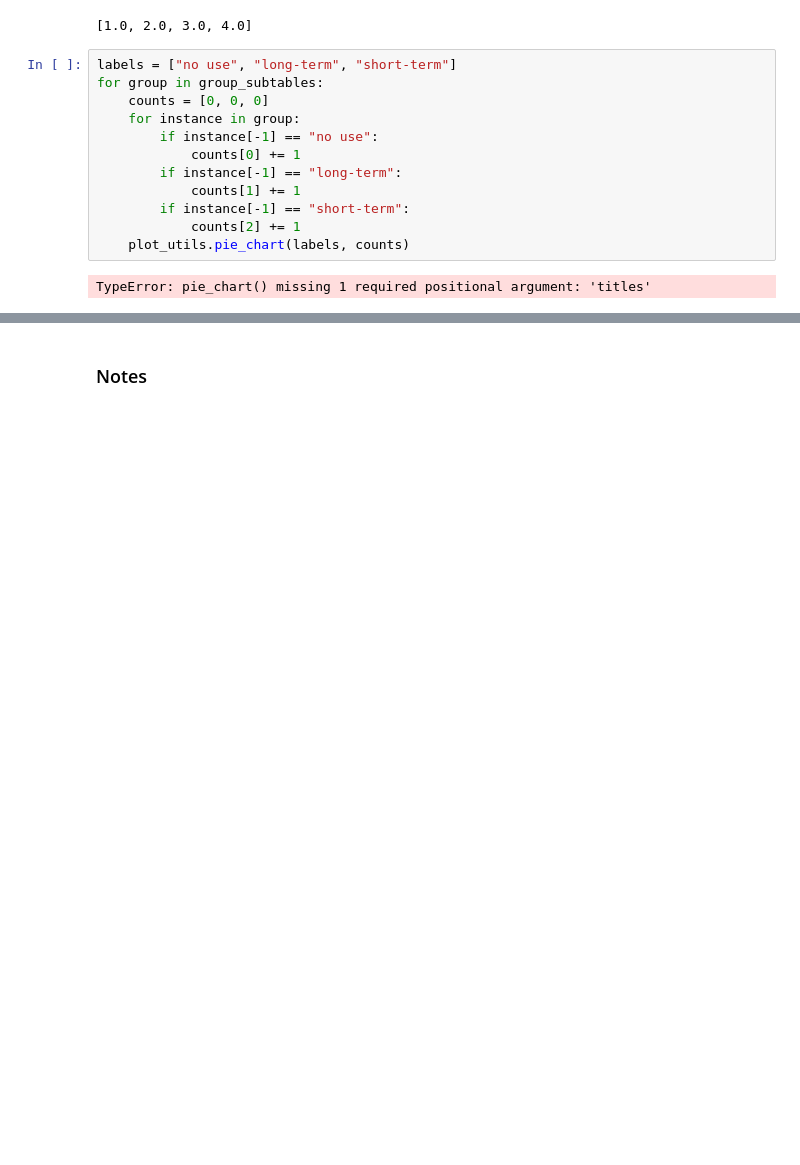
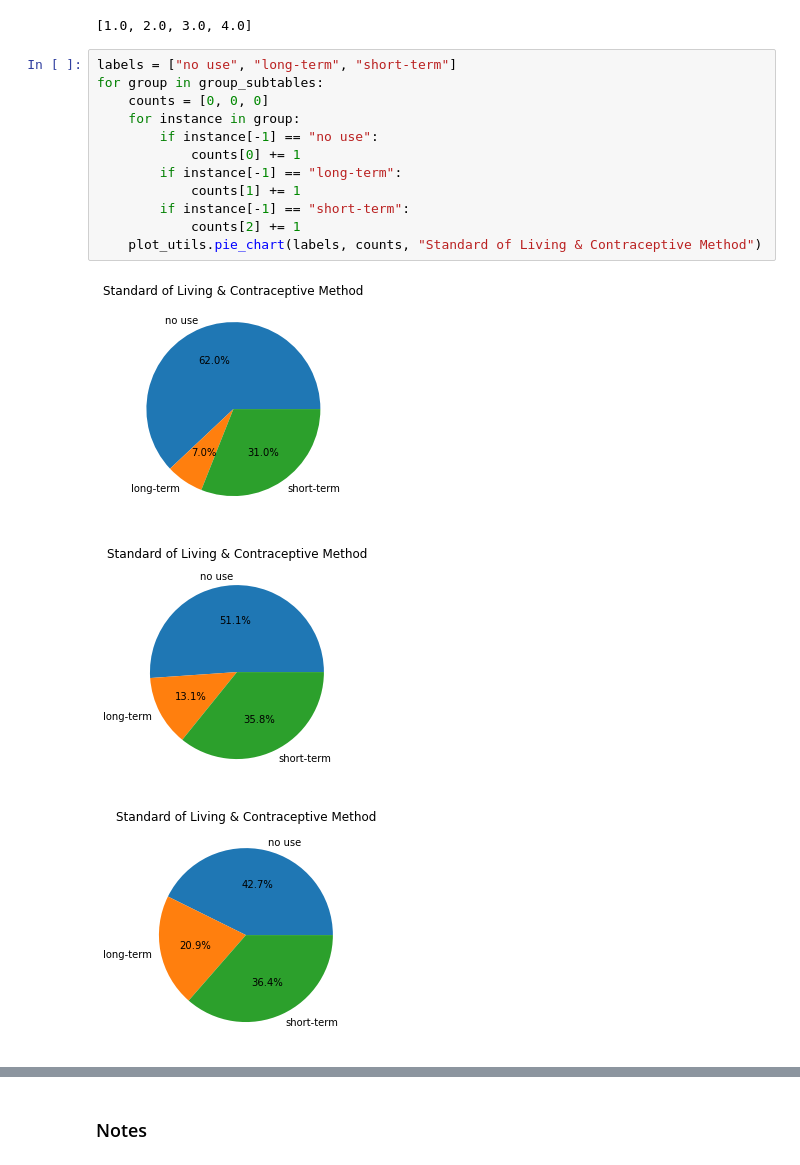
Before and after one commit to Danielle-Huber/CPSC322FinalProject, a Jupyter notebook: project.ipynb, the cells around one changed output, grey strips where cells are left out. Saved outputs shown, nothing was run; the diff lists cells and outputs as text; blank space fills up the shorter version.

```diff
--- a/project.ipynb
+++ b/project.ipynb
@@ -238,14 +240,16 @@ print(group_names)
 # %%
 labels = ["no use", "long-term", "short-term"]
 for group in group_subtables:
     counts = [0, 0, 0]
     for instance in group:
         if instance[-1] == "no use":
             counts[0] += 1
         if instance[-1] == "long-term":
             counts[1] += 1
         if instance[-1] == "short-term":
             counts[2] += 1
-    plot_utils.pie_chart(labels, counts)
+    plot_utils.pie_chart(labels, counts, "Standard of Living & Contraceptive Method")
 # %% [output]
-TypeError: pie_chart() missing 1 required positional argument: 'titles'
+[figure, added]
+[figure, added]
+[figure, added]
```
Also changed, not shown: parts of 6 cells of this notebook, 5 other files.
